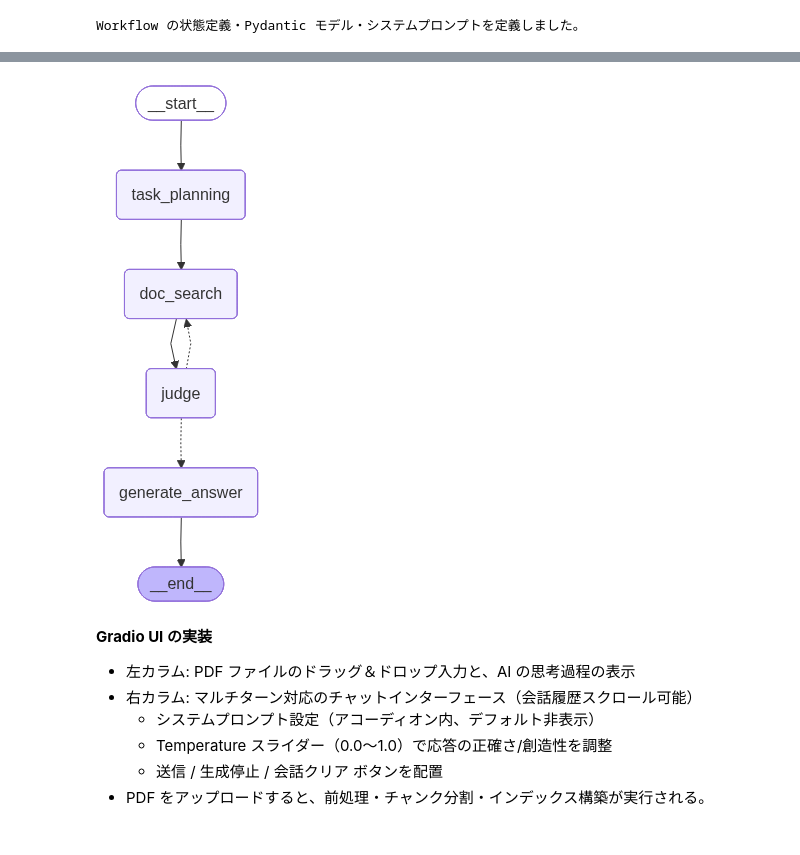
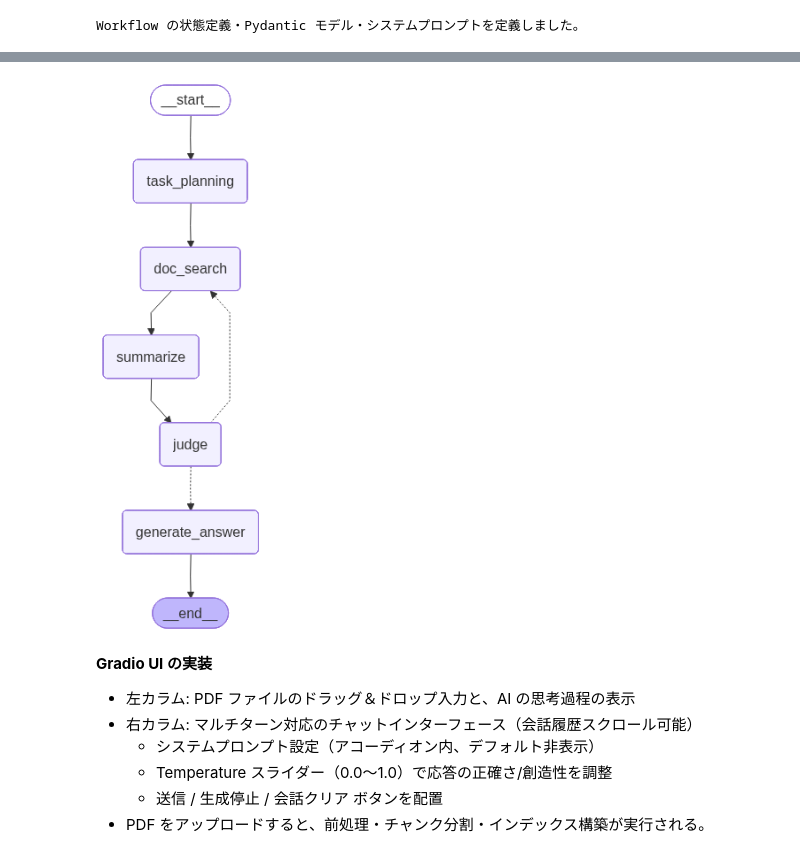
Before and after one commit to IS-reaction-wheel/GEN_AI_RAG, a Jupyter notebook: notebook/07_AI_Agent_Workflow_RAG_on_UI.ipynb, the cells around one changed output, grey strips where cells are left out. Drawn from its saved outputs; the diff is of its cells as text; code cells hidden in the pictures.

```diff
--- a/notebook/07_AI_Agent_Workflow_RAG_on_UI.ipynb
+++ b/notebook/07_AI_Agent_Workflow_RAG_on_UI.ipynb
@@ -493,16 +493,18 @@ from IPython.display import Image, display
 MAX_LOOP_COUNT = 2  # judge → doc_search 再調査ループの上限回数
 STRUCTURED_OUTPUT_TIMEOUT = 120.0  # 構造化出力のタイムアウト（秒）
 STRUCTURED_OUTPUT_NUM_PREDICT = (
-    512  # 構造化出力の最大トークン数（JSON は短い応答で十分）
+    1024  # 構造化出力の最大トークン数（日本語は1文字≒2-3トークン）
 )
-JUDGE_MAX_CONTEXT_CHARS = 4000  # Judge に渡す検索結果の最大文字数
+SUMMARIZE_NUM_PREDICT = 2048  # 要約の最大トークン数
+SUMMARIZE_TIMEOUT = 180.0  # 要約のタイムアウト（秒）
 
 
 # --- Workflow の状態 ---
 class WorkflowState(TypedDict):
     question: str
     subtasks: list[dict]  # [{"purpose": str, "queries": [str]}]
-    search_results: list[str]  # 目的と紐付けた検索結果
+    search_results: list[str]  # 目的と紐付けた検索結果（生テキスト）
+    summary: str  # 検索結果の要約（judge で使用）
     answer: str
     loop_count: int
 
@@ -550,11 +552,20 @@ purpose は判定ステップで「この目的に十分な情報が得られた
 検索クエリは、技術文書から関連情報を検索するための日本語の具体的なフレーズにしてください。
 """
 
+SYSTEM_PROMPT_SUMMARIZE = """\
+あなたは検索結果を要約するアシスタントです。
+以下の検索結果を、ユーザの質問に回答するために必要な情報に絞って日本語で要約してください。
+
+要約のルール:
+- 各【目的】ごとに、得られた主要な情報を箇条書きで整理する。
+- 数値・固有名詞・技術用語は正確に保持する。
+- 情報が不足している目的があれば、「情報不足」と明記する。
+- 要約全体を800文字以内に収める。
+"""
+
 SYSTEM_PROMPT_JUDGE = """\
 あなたはリサーチの品質を判定する審査員です。
-ユーザの質問と検索結果を見て、回答に十分な情報があるか判断してください。
-検索結果には【目的: ...】タグが付いています。
-各目的について十分な情報が得られているかを確認してください。
+ユーザの質問と、検索結果の要約を見て、回答に十分な情報があるか判断してください。
 
 sufficient が true なら回答作成に進みます。
 sufficient が false なら、不足している目的について additional_subtasks を生成してください。
@@ -718,7 +771,7 @@ Workflow 実行関数を定義しました: run_task_planning, run_doc_search, r
 
 async def _node_task_planning(state: WorkflowState) -> dict:
     subtasks, _ = await run_task_planning(state["question"], llm.temperature)
-    return {"subtasks": subtasks, "search_results": [], "loop_count": 0}
+    return {"subtasks": subtasks, "search_results": [], "summary": "", "loop_count": 0}
 
 
 async def _node_doc_search(state: WorkflowState) -> dict:
@@ -727,13 +780,18 @@ async def _node_doc_search(state: WorkflowState) -> dict:
     return {"search_results": existing + results, "subtasks": []}
 
 
+async def _node_summarize(state: WorkflowState) -> dict:
+    summary, _ = await run_summarize(
+        state["question"], state["search_results"], llm.temperature
+    )
+    return {"summary": summary}
+
+
 async def _node_judge(state: WorkflowState) -> dict:
     loop_count = state.get("loop_count", 0)
     if loop_count >= MAX_LOOP_COUNT:
         return {"subtasks": [], "loop_count": loop_count}
-    judgment, _ = await run_judge(
-        state["question"], state["search_results"], llm.temperature
-    )
+    judgment, _ = await run_judge(state["question"], state["summary"], llm.temperature)
     additional = []
     if not judgment.sufficient and judgment.additional_subtasks:
         additional = [st.model_dump() for st in judgment.additional_subtasks]
@@ -745,39 +803,42 @@ def _should_continue(state: WorkflowState) -> str:
 
 
 async def _node_generate_answer(state: WorkflowState) -> dict:
+    # 回答生成には生の検索結果を使用する（情報の正確性を保持）
     results_text = "\n\n".join(state["search_results"])
     response = await llm.ainvoke(
         [
             SystemMessage(content=SYSTEM_PROMPT_GENERATE_ANSWER),
             HumanMessage(
                 content=f"質問: {state['question']}\n\n検索結果:\n{results_text}"
             ),
         ]
     )
     return {"answer": response.content or ""}
 
 
 # グラフ構築
 wf = StateGraph(WorkflowState)
 wf.add_node("task_planning", _node_task_planning)
 wf.add_node("doc_search", _node_doc_search)
+wf.add_node("summarize", _node_summarize)
 wf.add_node("judge", _node_judge)
 wf.add_node("generate_answer", _node_generate_answer)
 wf.add_edge(START, "task_planning")
 wf.add_edge("task_planning", "doc_search")
-wf.add_edge("doc_search", "judge")
+wf.add_edge("doc_search", "summarize")
+wf.add_edge("summarize", "judge")
 wf.add_conditional_edges(
     "judge",
     _should_continue,
     {"doc_search": "doc_search", "generate_answer": "generate_answer"},
 )
 wf.add_edge("generate_answer", END)
 workflow_app = wf.compile()
 
 # グラフの可視化
 display(Image(workflow_app.get_graph().draw_mermaid_png()))
 # %% [output]
-[figure, old version]
+[figure, new version]
 # %% [markdown]
 **Gradio UI の実装**
 - 左カラム: PDF ファイルのドラッグ＆ドロップ入力と、AI の思考過程の表示
```
Also changed, not shown: parts of 2 cells of this notebook.
